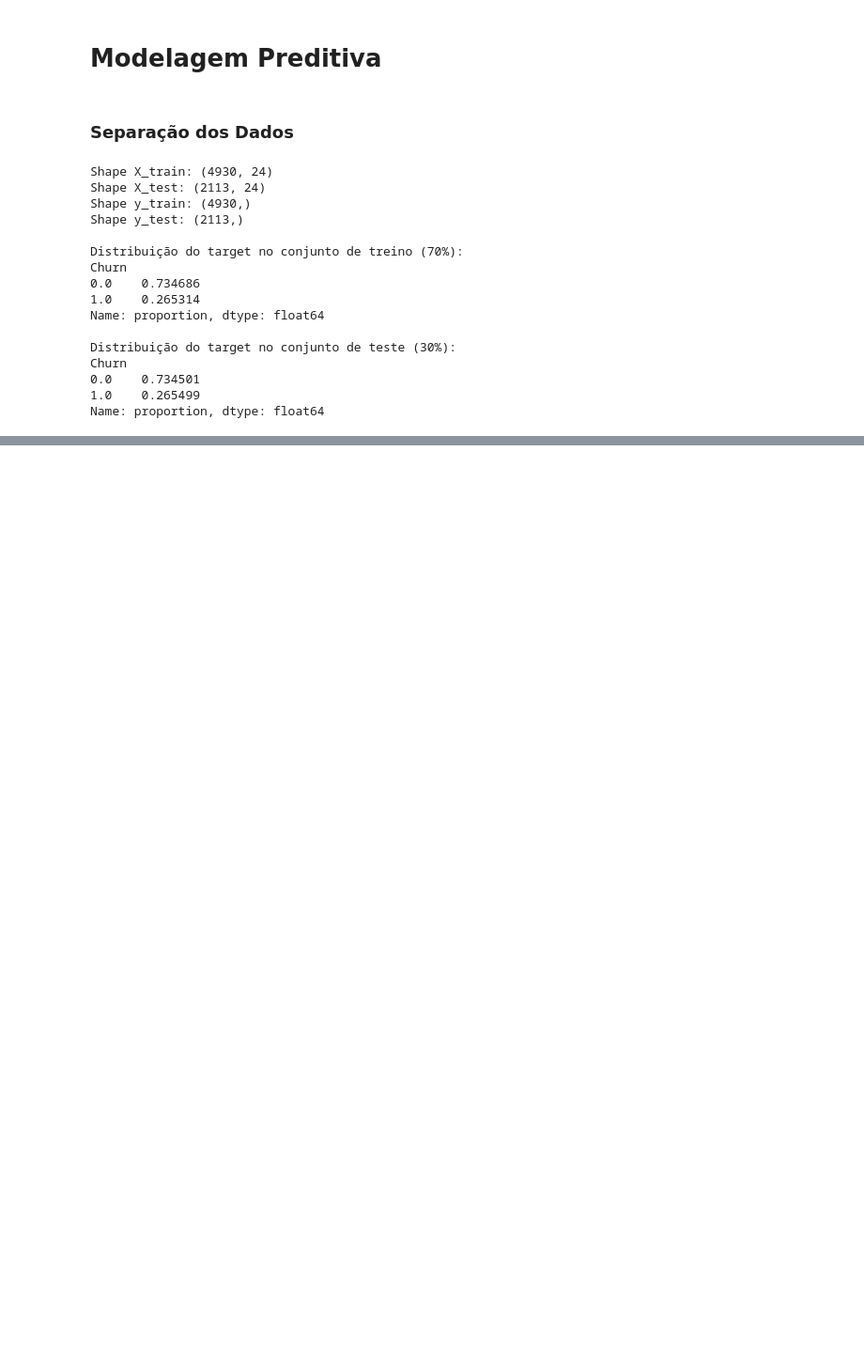
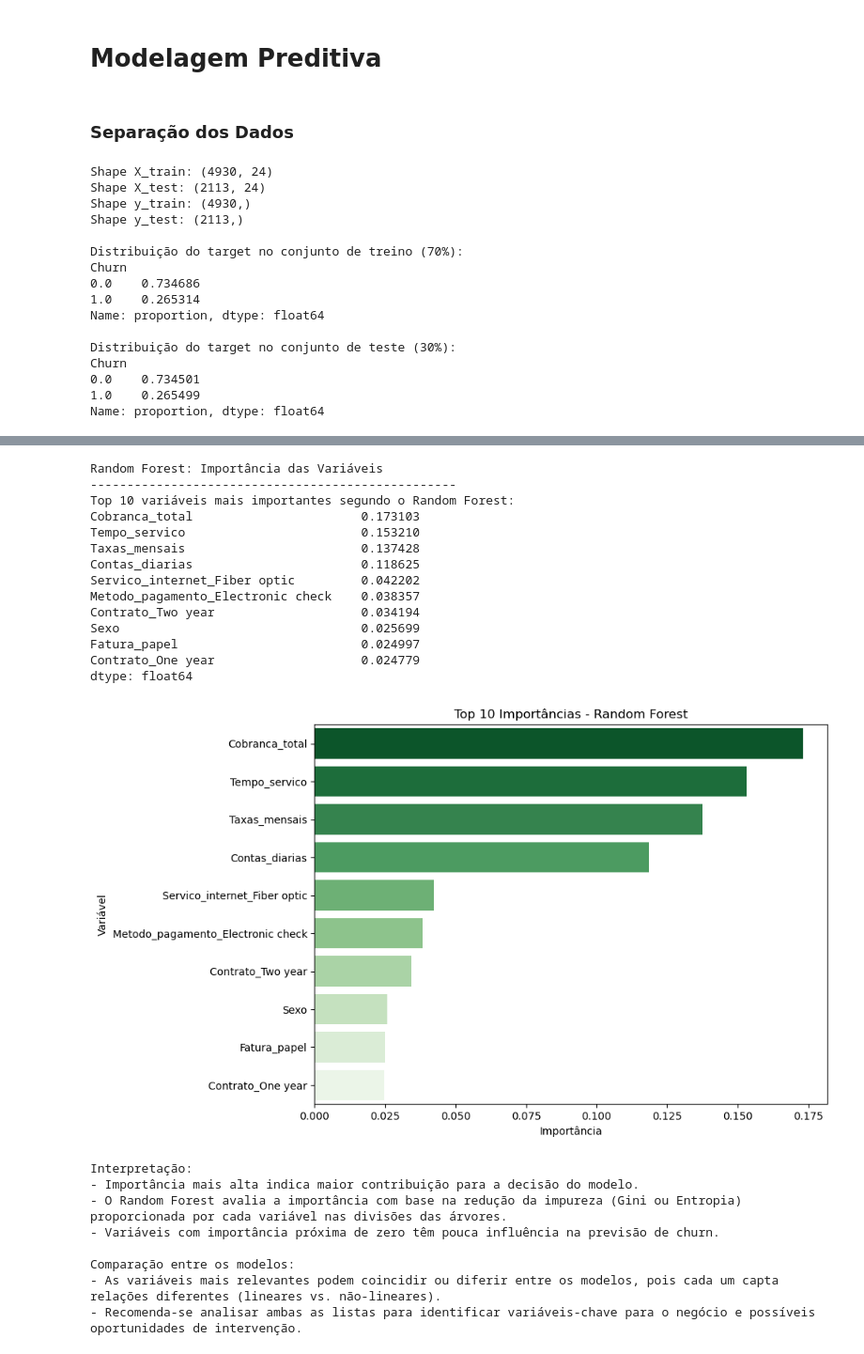
Before and after one commit to TheD4rkNss/Challenge-Telecom-X-parte-2, a Jupyter notebook: Telecom_X_BR.ipynb, the cells around one changed output, grey strips where cells are left out. Shown at 94% size. Cells and saved outputs as stored; diff of their text form; code cells hidden in the pictures; blank space fills up the shorter version.

```diff
--- a/Telecom_X_BR.ipynb
+++ b/Telecom_X_BR.ipynb
@@ -353,0 +833,51 @@ Name: proportion, dtype: float64
+# %%
+# ================================
+# Random Forest: Importância das Variáveis
+# ================================
+print("\nRandom Forest: Importância das Variáveis")
+print("-"*50)
+importances_rf = pd.Series(rf.feature_importances_, index=X_train_rf.columns)
+importances_rf_sorted = importances_rf.sort_values(ascending=False)
+print("Top 10 variáveis mais importantes segundo o Random Forest:")
+print(importances_rf_sorted.head(10))
+
+plt.figure(figsize=(10,6))
+sns.barplot(x=importances_rf_sorted.head(10).values, y=importances_rf_sorted.head(10).index, palette='Greens_r', hue=importances_rf_sorted.head(10).index)
+plt.title('Top 10 Importâncias - Random Forest')
+plt.xlabel('Importância')
+plt.ylabel('Variável')
+plt.tight_layout()
+plt.show()
+
+print("\nInterpretação:")
+print("- Importância mais alta indica maior contribuição para a decisão do modelo.")
+print("- O Random Forest avalia a importância com base na redução da impureza (Gini ou Entropia) proporcionada por cada variável nas divisões das árvores.")
+print("- Variáveis com importância próxima de zero têm pouca influência na previsão de churn.")
+
+print("\nComparação entre os modelos:")
+print("- As variáveis mais relevantes podem coincidir ou diferir entre os modelos, pois cada um capta relações diferentes (lineares vs. não-lineares).")
+print("- Recomenda-se analisar ambas as listas para identificar variáveis-chave para o negócio e possíveis oportunidades de intervenção.")
+# %% [output]
+Random Forest: Importância das Variáveis
+--------------------------------------------------
+Top 10 variáveis mais importantes segundo o Random Forest:
+Cobranca_total                       0.173103
+Tempo_servico                        0.153210
+Taxas_mensais                        0.137428
+Contas_diarias                       0.118625
+Servico_internet_Fiber optic         0.042202
+Metodo_pagamento_Electronic check    0.038357
+Contrato_Two year                    0.034194
+Sexo                                 0.025699
+Fatura_papel                         0.024997
+Contrato_One year                    0.024779
+dtype: float64
+[figure, added]
+Interpretação:
+- Importância mais alta indica maior contribuição para a decisão do modelo.
+- O Random Forest avalia a importância com base na redução da impureza (Gini ou Entropia) proporcionada por cada variável nas divisões das árvores.
+- Variáveis com importância próxima de zero têm pouca influência na previsão de churn.
+
+Comparação entre os modelos:
+- As variáveis mais relevantes podem coincidir ou diferir entre os modelos, pois cada um capta relações diferentes (lineares vs. não-lineares).
+- Recomenda-se analisar ambas as listas para identificar variáveis-chave para o negócio e possíveis oportunidades de intervenção.
```
Also changed, not shown: parts of 23 cells of this notebook.
